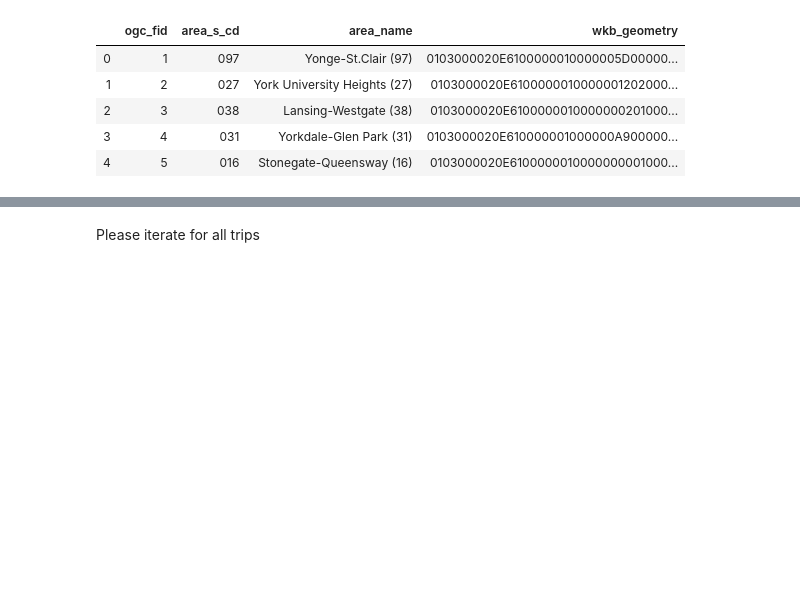
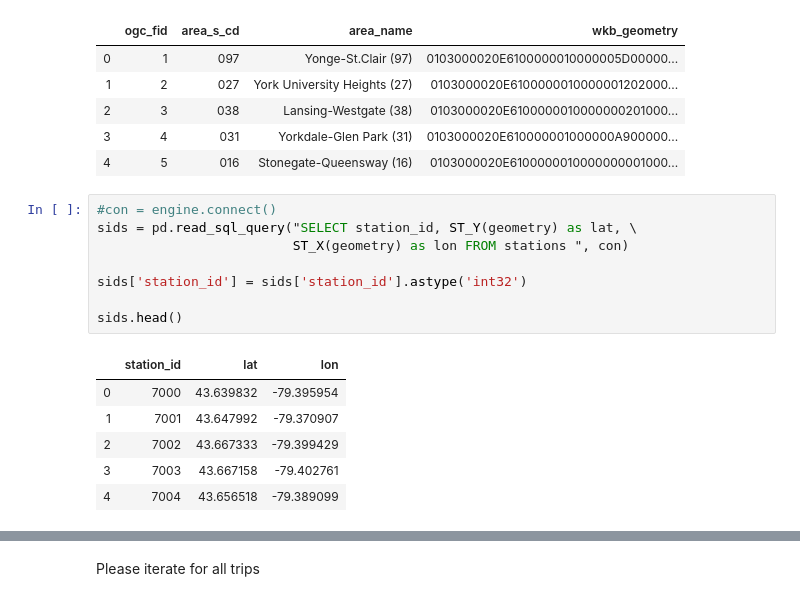
Before and after one commit to iskandari/gisdata, a Jupyter notebook: geodataframe.ipynb, the cells around one changed output, grey strips where cells are left out. Cells and saved outputs as stored; diff of their text form; blank space fills up the shorter version.

```diff
--- a/geodataframe.ipynb
+++ b/geodataframe.ipynb
@@ -270,3 +273,18 @@ output.head()
 | 2 | 3 | 038 | Lansing-Westgate (38) | 0103000020E6100000010000000201000... |
 | 3 | 4 | 031 | Yorkdale-Glen Park (31) | 0103000020E610000001000000A900000... |
 | 4 | 5 | 016 | Stonegate-Queensway (16) | 0103000020E6100000010000000001000... |
+# %%
+#con = engine.connect()
+sids = pd.read_sql_query("SELECT station_id, ST_Y(geometry) as lat, \
+                         ST_X(geometry) as lon FROM stations ", con)
+
+sids['station_id'] = sids['station_id'].astype('int32')
+
+sids.head()
+# %% [output]
+|  | station_id | lat | lon |
+| 0 | 7000 | 43.639832 | -79.395954 |
+| 1 | 7001 | 43.647992 | -79.370907 |
+| 2 | 7002 | 43.667333 | -79.399429 |
+| 3 | 7003 | 43.667158 | -79.402761 |
+| 4 | 7004 | 43.656518 | -79.389099 |
```
Also changed, not shown: parts of 10 cells of this notebook.
